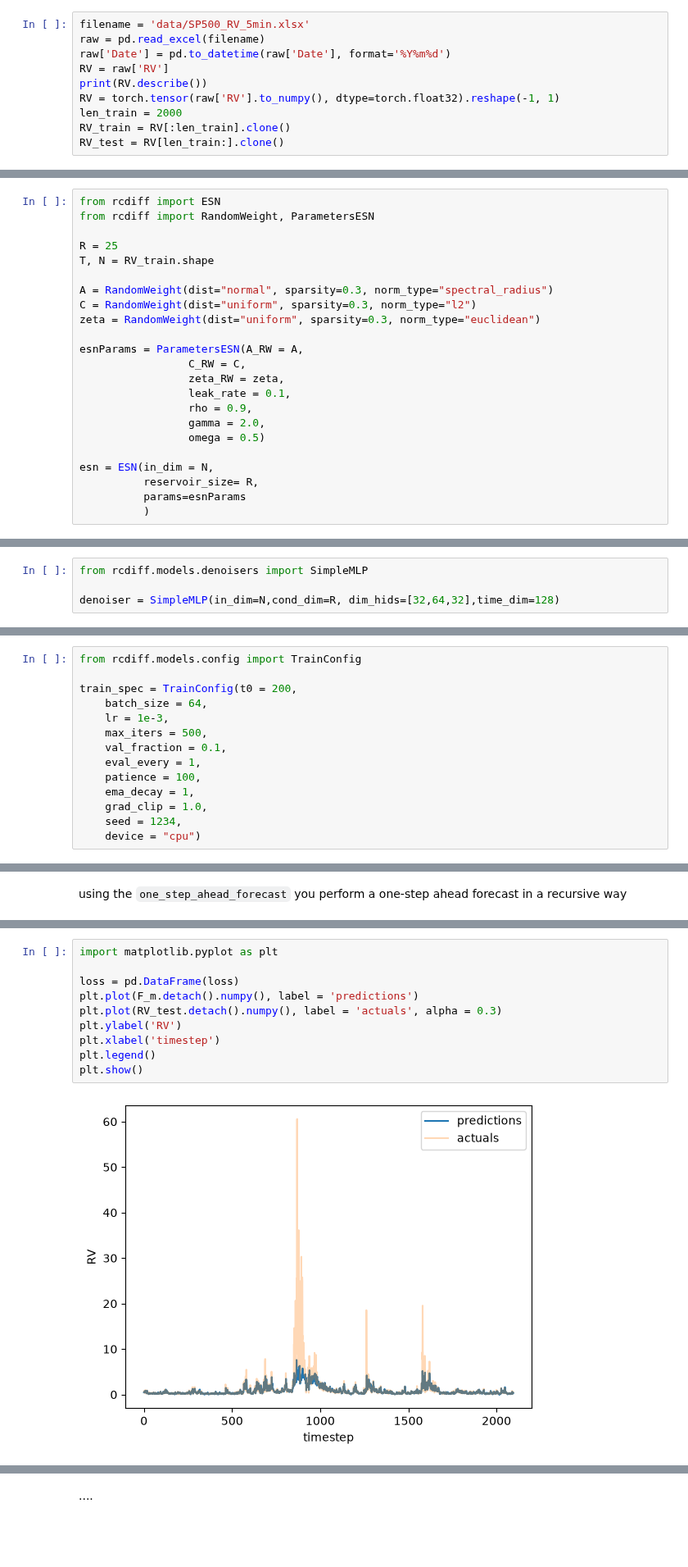
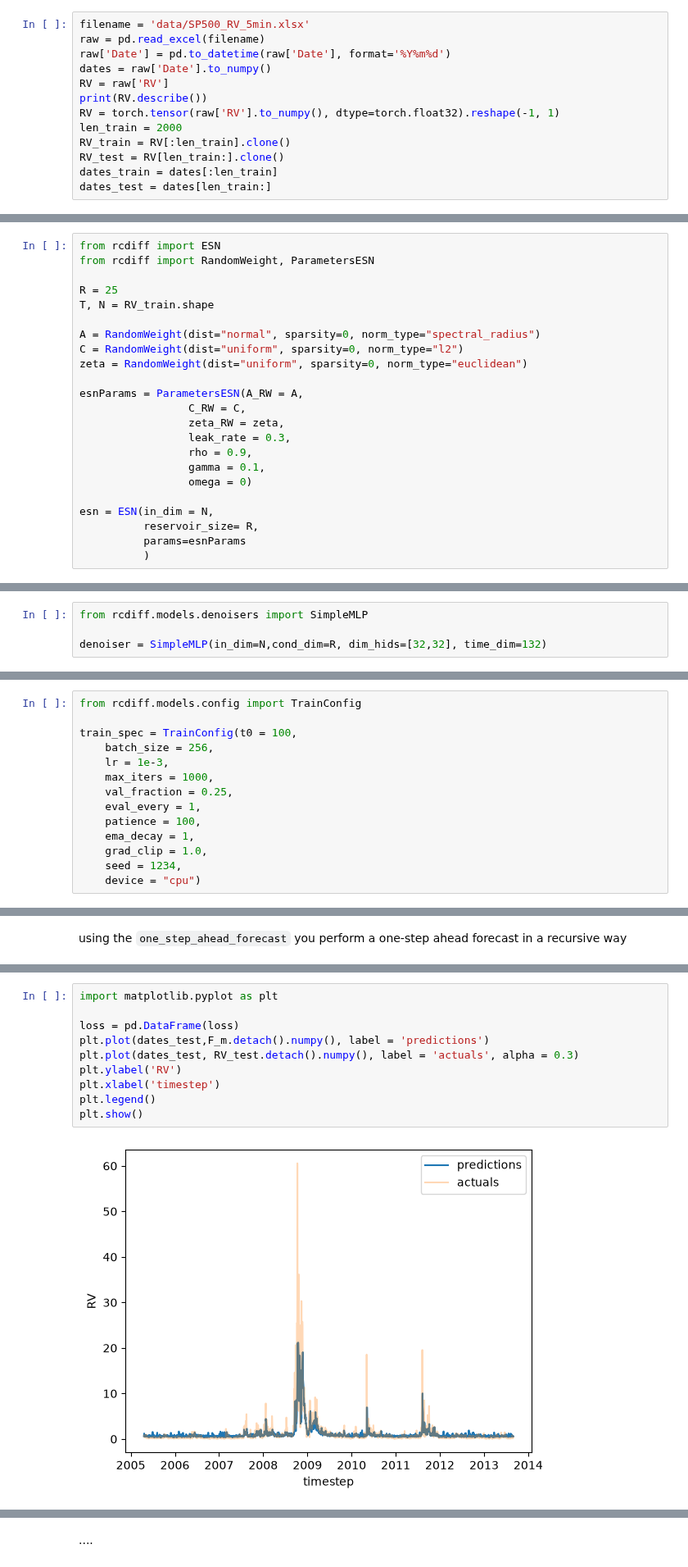
Before and after one commit to jacoporauseo/RC-Diffusion-Models-for-Time-Series-Generation, a Jupyter notebook: esn_test.ipynb, the cells around one changed output, grey strips where cells are left out. Shown at 82% size. Cells and saved outputs as stored; diff of their text form; blank space fills up the shorter version.

```diff
--- a/esn_test.ipynb
+++ b/esn_test.ipynb
@@ -15,12 +15,15 @@ We try a simple forecast of the RV as in the paper.
 filename = 'data/SP500_RV_5min.xlsx'
 raw = pd.read_excel(filename)
 raw['Date'] = pd.to_datetime(raw['Date'], format='%Y%m%d')
+dates = raw['Date'].to_numpy()
 RV = raw['RV']
 print(RV.describe())
 RV = torch.tensor(raw['RV'].to_numpy(), dtype=torch.float32).reshape(-1, 1)
 len_train = 2000
 RV_train = RV[:len_train].clone()
 RV_test = RV[len_train:].clone()
+dates_train = dates[:len_train]
+dates_test = dates[len_train:]
 # %% [output]
 count    4096.000000
 mean        1.175221
@@ -51,17 +54,17 @@ from rcdiff import RandomWeight, ParametersESN
 R = 25
 T, N = RV_train.shape
 
-A = RandomWeight(dist="normal", sparsity=0.3, norm_type="spectral_radius")
-C = RandomWeight(dist="uniform", sparsity=0.3, norm_type="l2")
-zeta = RandomWeight(dist="uniform", sparsity=0.3, norm_type="euclidean")
+A = RandomWeight(dist="normal", sparsity=0, norm_type="spectral_radius")
+C = RandomWeight(dist="uniform", sparsity=0, norm_type="l2")
+zeta = RandomWeight(dist="uniform", sparsity=0, norm_type="euclidean")
 
 esnParams = ParametersESN(A_RW = A,
                  C_RW = C,
                  zeta_RW = zeta,
-                 leak_rate = 0.1,
+                 leak_rate = 0.3,
                  rho = 0.9,
-                 gamma = 2.0,
-                 omega = 0.5)
+                 gamma = 0.1,
+                 omega = 0)
 
 esn = ESN(in_dim = N,
           reservoir_size= R,
@@ -72,17 +75,17 @@ Then we need to define the denoiser network. Here we use the `SimpleMLP` network
 # %%
 from rcdiff.models.denoisers import SimpleMLP
 
-denoiser = SimpleMLP(in_dim=N,cond_dim=R, dim_hids=[32,64,32],time_dim=128)
+denoiser = SimpleMLP(in_dim=N,cond_dim=R, dim_hids=[32,32], time_dim=132)
 # %% [markdown]
 Here we then define the training characteristics of the network:
 # %%
 from rcdiff.models.config import TrainConfig
 
-train_spec = TrainConfig(t0 = 200,
-    batch_size = 64,
+train_spec = TrainConfig(t0 = 100,
+    batch_size = 256,
     lr = 1e-3,
-    max_iters = 500,
-    val_fraction = 0.1,
+    max_iters = 1000,
+    val_fraction = 0.25,
     eval_every = 1,
     patience = 100,
     ema_decay = 1,
@@ -142,12 +147,12 @@ forecast = torch.load("forecast.pt", weights_only=True)
 # %%
 import matplotlib.pyplot as plt
 
 loss = pd.DataFrame(loss)
-plt.plot(F_m.detach().numpy(), label = 'predictions')
-plt.plot(RV_test.detach().numpy(), label = 'actuals', alpha = 0.3)
+plt.plot(dates_test,F_m.detach().numpy(), label = 'predictions')
+plt.plot(dates_test, RV_test.detach().numpy(), label = 'actuals', alpha = 0.3)
 plt.ylabel('RV')
 plt.xlabel('timestep')
 plt.legend()
 plt.show()
 # %% [output]
-[figure, old version]
+[figure, new version]
```
Also changed, not shown: parts of 17 cells of this notebook, 6 other files.
